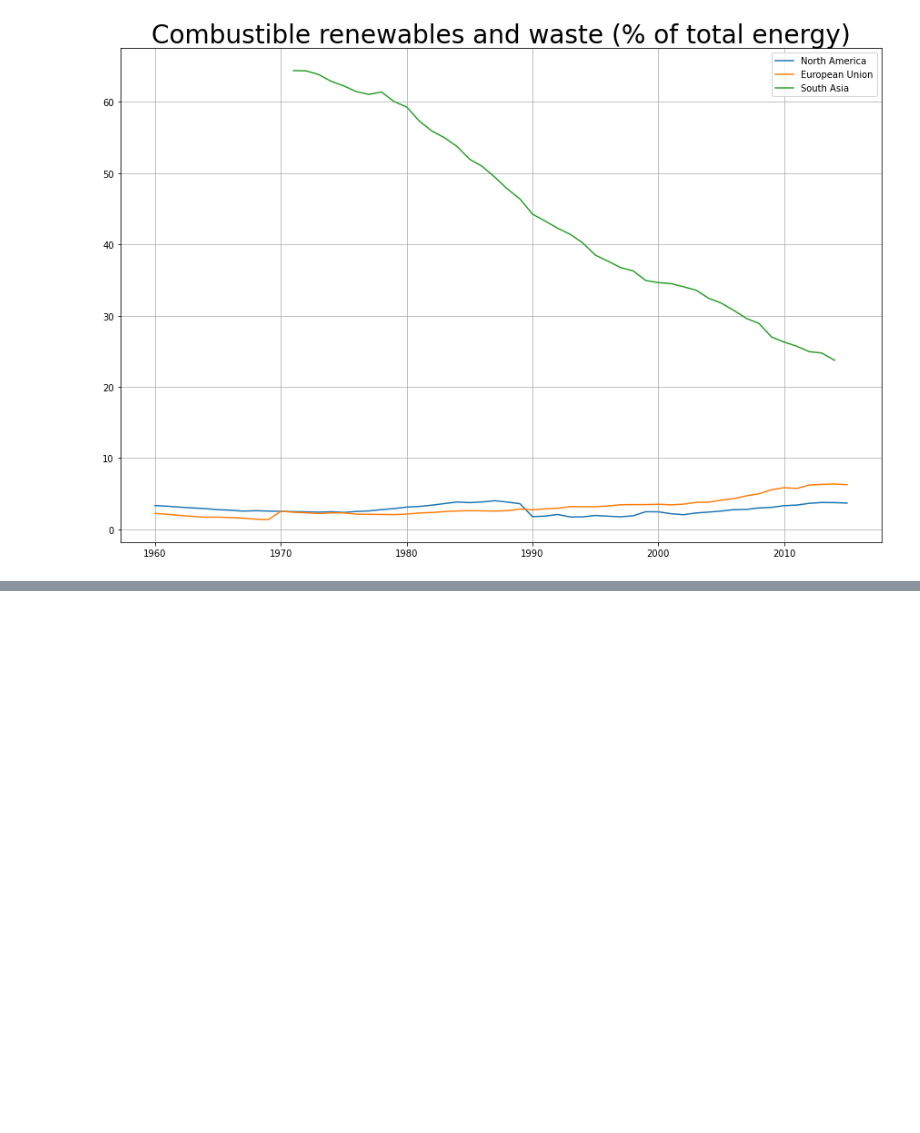
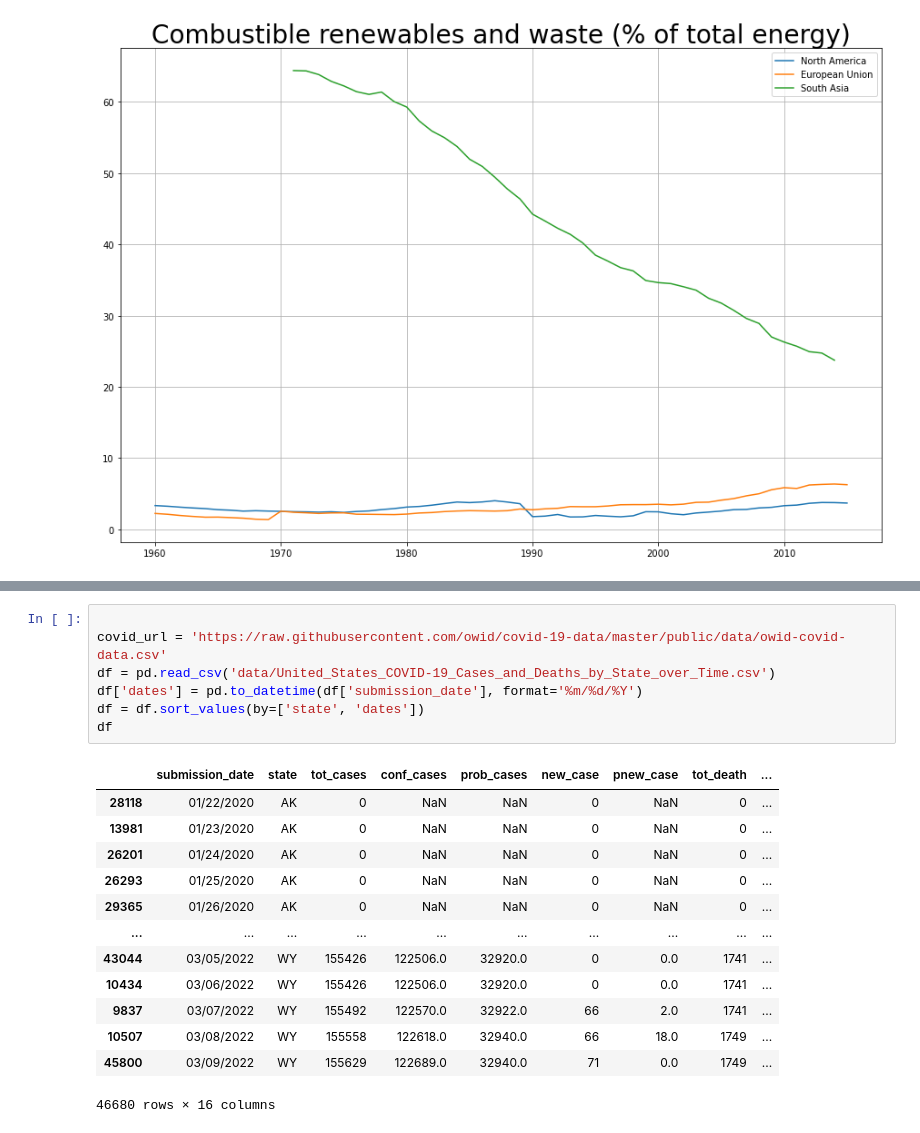
Before and after one commit to 517-JY/cs103a-cpa01, a Jupyter notebook: cpa01.ipynb, the cells around one changed output, grey strips where cells are left out. Cells and saved outputs as stored; diff of their text form; blank space fills up the shorter version.

```diff
--- a/cpa01.ipynb
+++ b/cpa01.ipynb
@@ -74,0 +79,21 @@ Text(0.5, 1.0, ' Combustible renewables and waste (% of total energy) ')
+# %%
+
+covid_url = 'https://raw.githubusercontent.com/owid/covid-19-data/master/public/data/owid-covid-data.csv'
+df = pd.read_csv('data/United_States_COVID-19_Cases_and_Deaths_by_State_over_Time.csv')
+df['dates'] = pd.to_datetime(df['submission_date'], format='%m/%d/%Y')
+df = df.sort_values(by=['state', 'dates'])
+df
+# %% [output]
+|  | submission_date | state | tot_cases | conf_cases | prob_cases | new_case | pnew_case | tot_death | ... |
+| 28118 | 01/22/2020 | AK | 0 | NaN | NaN | 0 | NaN | 0 | ... |
+| 13981 | 01/23/2020 | AK | 0 | NaN | NaN | 0 | NaN | 0 | ... |
+| 26201 | 01/24/2020 | AK | 0 | NaN | NaN | 0 | NaN | 0 | ... |
+| 26293 | 01/25/2020 | AK | 0 | NaN | NaN | 0 | NaN | 0 | ... |
+| 29365 | 01/26/2020 | AK | 0 | NaN | NaN | 0 | NaN | 0 | ... |
+| ... | ... | ... | ... | ... | ... | ... | ... | ... | ... |
+| 43044 | 03/05/2022 | WY | 155426 | 122506.0 | 32920.0 | 0 | 0.0 | 1741 | ... |
+| 10434 | 03/06/2022 | WY | 155426 | 122506.0 | 32920.0 | 0 | 0.0 | 1741 | ... |
+| 9837 | 03/07/2022 | WY | 155492 | 122570.0 | 32922.0 | 66 | 2.0 | 1741 | ... |
+| 10507 | 03/08/2022 | WY | 155558 | 122618.0 | 32940.0 | 66 | 18.0 | 1749 | ... |
+| 45800 | 03/09/2022 | WY | 155629 | 122689.0 | 32940.0 | 71 | 0.0 | 1749 | ... |
+46680 rows × 16 columns
```
Also changed, not shown: parts of 7 cells of this notebook.
